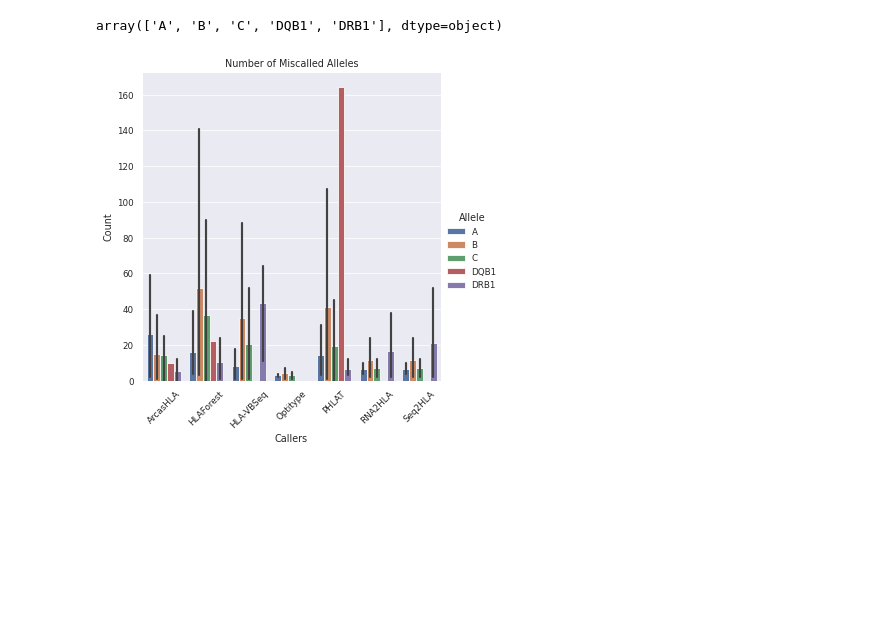
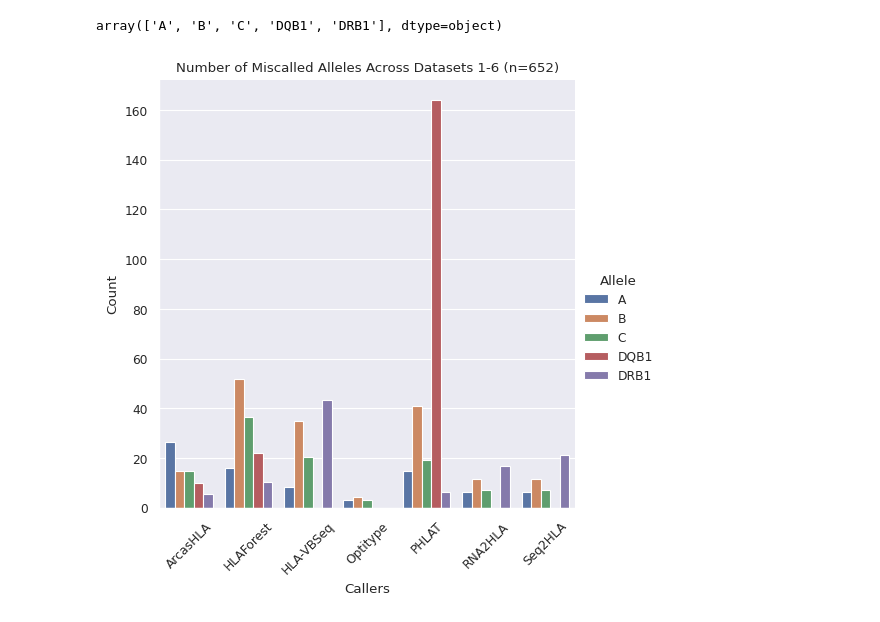
Before and after one commit to ydottie/hlaproject, a Jupyter notebook: notebooks/misreads_d3.ipynb, the cells around one changed output. Saved outputs shown, nothing was run; the diff lists cells and outputs as text; code cells hidden in the pictures; blank space fills up the shorter version.

```diff
--- a/notebooks/misreads_d3.ipynb
+++ b/notebooks/misreads_d3.ipynb
@@ -463,12 +400,12 @@ array(['A', 'B', 'C', 'DQB1', 'DRB1'], dtype=object)
 # %%
 sns.set(rc={'figure.figsize':(20,200)})
 sns.set_context("paper")
 sns.color_palette("pastel")
-ax = sns.factorplot(x='Tool',y='Mismatch',hue='Allele',data=df,kind='bar').set(title="Number of Miscalled Alleles")
+ax = sns.factorplot(x='Tool',y='Mismatch',hue='Allele',data=df,kind='bar',ci=None).set(title="Number of Miscalled Alleles Across Datasets 1-6 (n=652)")
 ax.set_xticklabels(['ArcasHLA','HLAForest','HLA-VBSeq','Optitype','PHLAT','RNA2HLA','Seq2HLA'], rotation=45)
 plt.xlabel("Callers")
 plt.ylabel("Count")
 sns.despine()
 plt.savefig('../Figures/miscalled_alleles.png', bbox_inches="tight",dpi=300)
 # %% [output]
-[figure, old version]
+[figure, new version]
```
Also changed, not shown: parts of 6 cells of this notebook, 14 other files.
